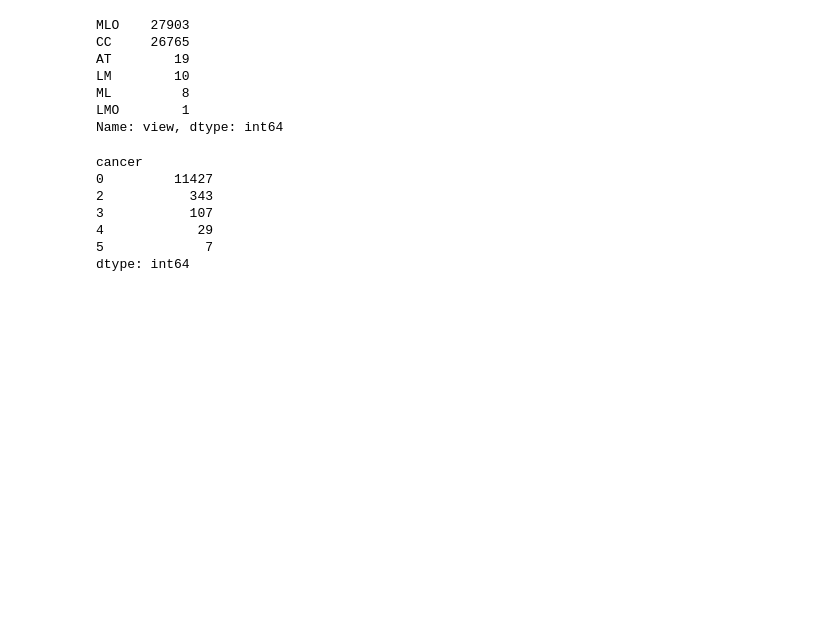
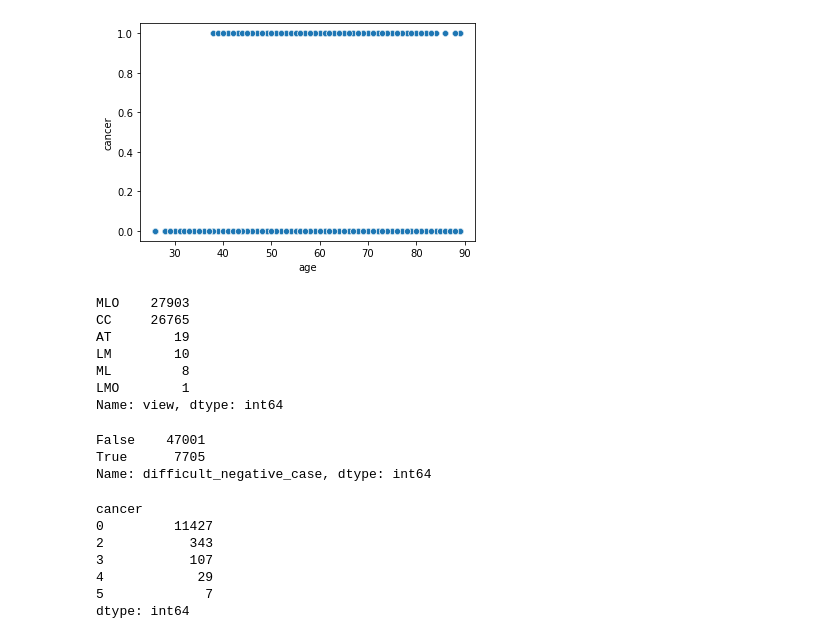
Before and after one commit to analokmaus/kaggle-rsna-breast-cancer, a Jupyter notebook: 00_eda.ipynb, the cells around one changed output. Drawn from its saved outputs; the diff is of its cells as text; code cells hidden in the pictures; blank space fills up the shorter version.

```diff
--- a/00_eda.ipynb
+++ b/00_eda.ipynb
@@ -29,6 +49,11 @@ train.describe()
 | 50% | 1.000000 | 32432.000000 | 1.082689e+09 | 59.000000 | 0.000000 | 0.000000 | 0.000000 | 1.000000 | 0.000000 | 49.000000 |
 | 75% | 2.000000 | 48999.000000 | 1.613228e+09 | 66.000000 | 0.000000 | 0.000000 | 0.000000 | 1.000000 | 0.000000 | 49.000000 |
 | max | 2.000000 | 65534.000000 | 2.147472e+09 | 89.000000 | 1.000000 | 1.000000 | 1.000000 | 2.000000 | 1.000000 | 216.000000 |
+# %%
+sns.scatterplot(x=train['age'], y=train['cancer'])
+plt.show()
+# %% [output]
+[figure, added]
 # %%
 train['view'].value_counts()
 # %% [output]
@@ -39,6 +64,12 @@ LM        10
 ML         8
 LMO        1
 Name: view, dtype: int64
+# %%
+train['difficult_negative_case'].value_counts()
+# %% [output]
+False    47001
+True      7705
+Name: difficult_negative_case, dtype: int64
 # %%
 train.groupby('patient_id').agg({'cancer': 'sum'}).value_counts()
 # %% [output]
```
Also changed, not shown: parts of 11 cells of this notebook, 10 other files.
